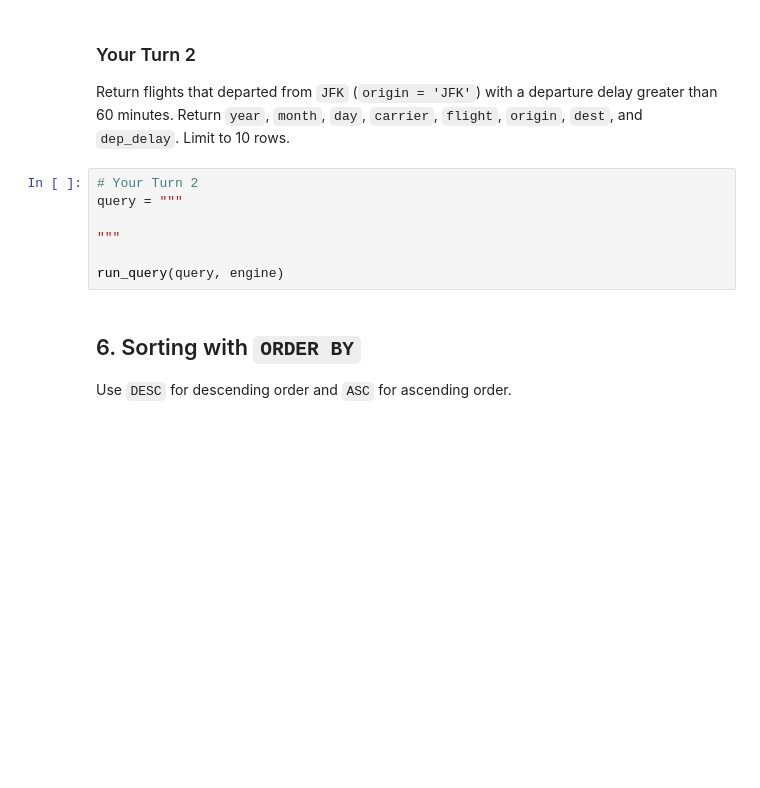
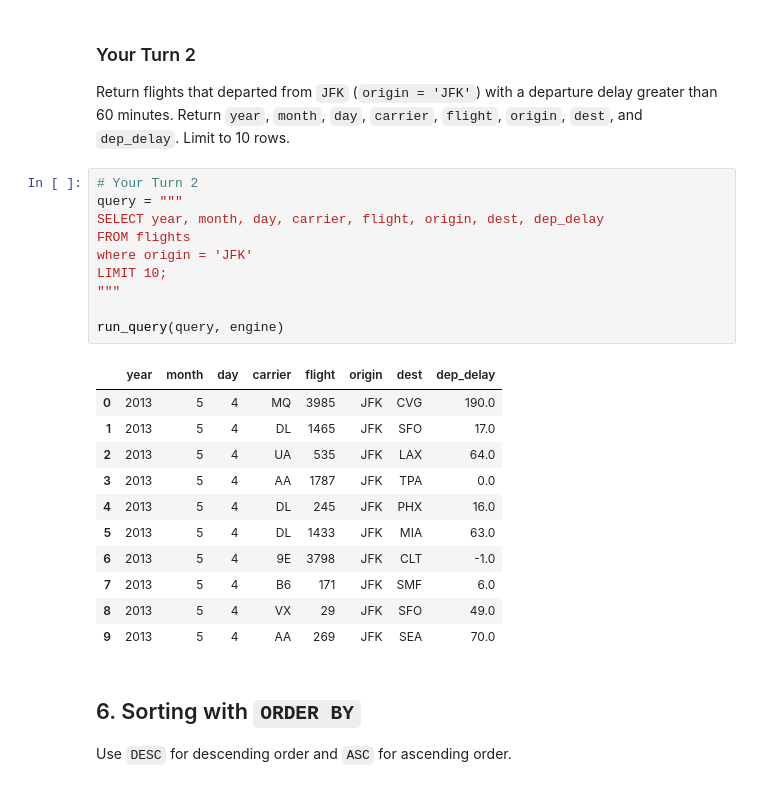
Before and after one commit to jford2001/BAN-6003-Week-9, a Jupyter notebook: notebooks/module9_neon_sql_fundamentals_guided_lab.ipynb, the cells around one changed output. Saved outputs shown, nothing was run; the diff lists cells and outputs as text; blank space fills up the shorter version.

```diff
--- a/notebooks/module9_neon_sql_fundamentals_guided_lab.ipynb
+++ b/notebooks/module9_neon_sql_fundamentals_guided_lab.ipynb
@@ -188,10 +282,25 @@ Return flights that departed from `JFK` (`origin = 'JFK'`) with a departure dela
 # %%
 # Your Turn 2
 query = """
-
+SELECT year, month, day, carrier, flight, origin, dest, dep_delay
+FROM flights
+where origin = 'JFK'
+LIMIT 10;
 """
 
 run_query(query, engine)
+# %% [output]
+|  | year | month | day | carrier | flight | origin | dest | dep_delay |
+| 0 | 2013 | 5 | 4 | MQ | 3985 | JFK | CVG | 190.0 |
+| 1 | 2013 | 5 | 4 | DL | 1465 | JFK | SFO | 17.0 |
+| 2 | 2013 | 5 | 4 | UA | 535 | JFK | LAX | 64.0 |
+| 3 | 2013 | 5 | 4 | AA | 1787 | JFK | TPA | 0.0 |
+| 4 | 2013 | 5 | 4 | DL | 245 | JFK | PHX | 16.0 |
+| 5 | 2013 | 5 | 4 | DL | 1433 | JFK | MIA | 63.0 |
+| 6 | 2013 | 5 | 4 | 9E | 3798 | JFK | CLT | -1.0 |
+| 7 | 2013 | 5 | 4 | B6 | 171 | JFK | SMF | 6.0 |
+| 8 | 2013 | 5 | 4 | VX | 29 | JFK | SFO | 49.0 |
+| 9 | 2013 | 5 | 4 | AA | 269 | JFK | SEA | 70.0 |
 # %% [markdown]
 ## 6. Sorting with `ORDER BY`
 
```
Also changed, not shown: parts of 38 cells of this notebook, 2 other files.
